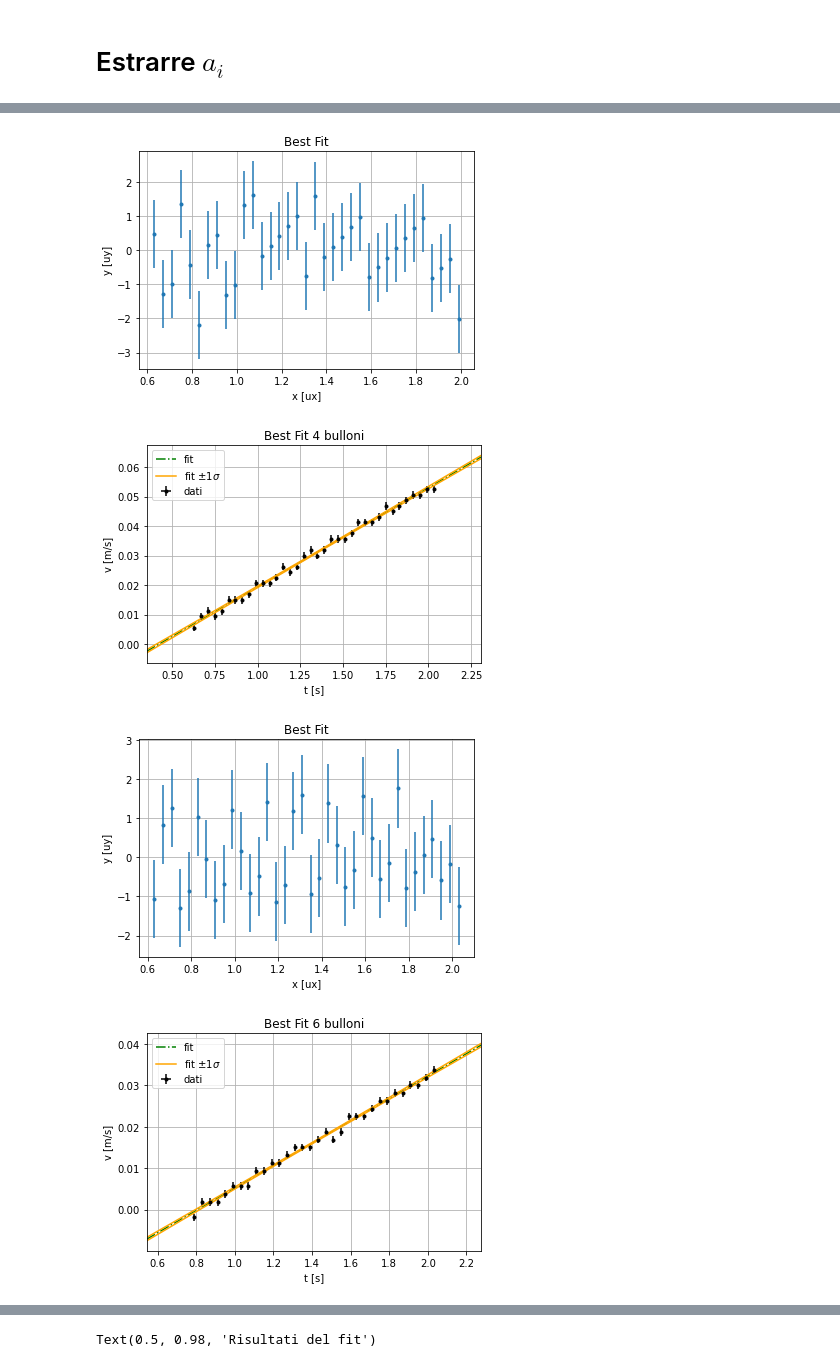
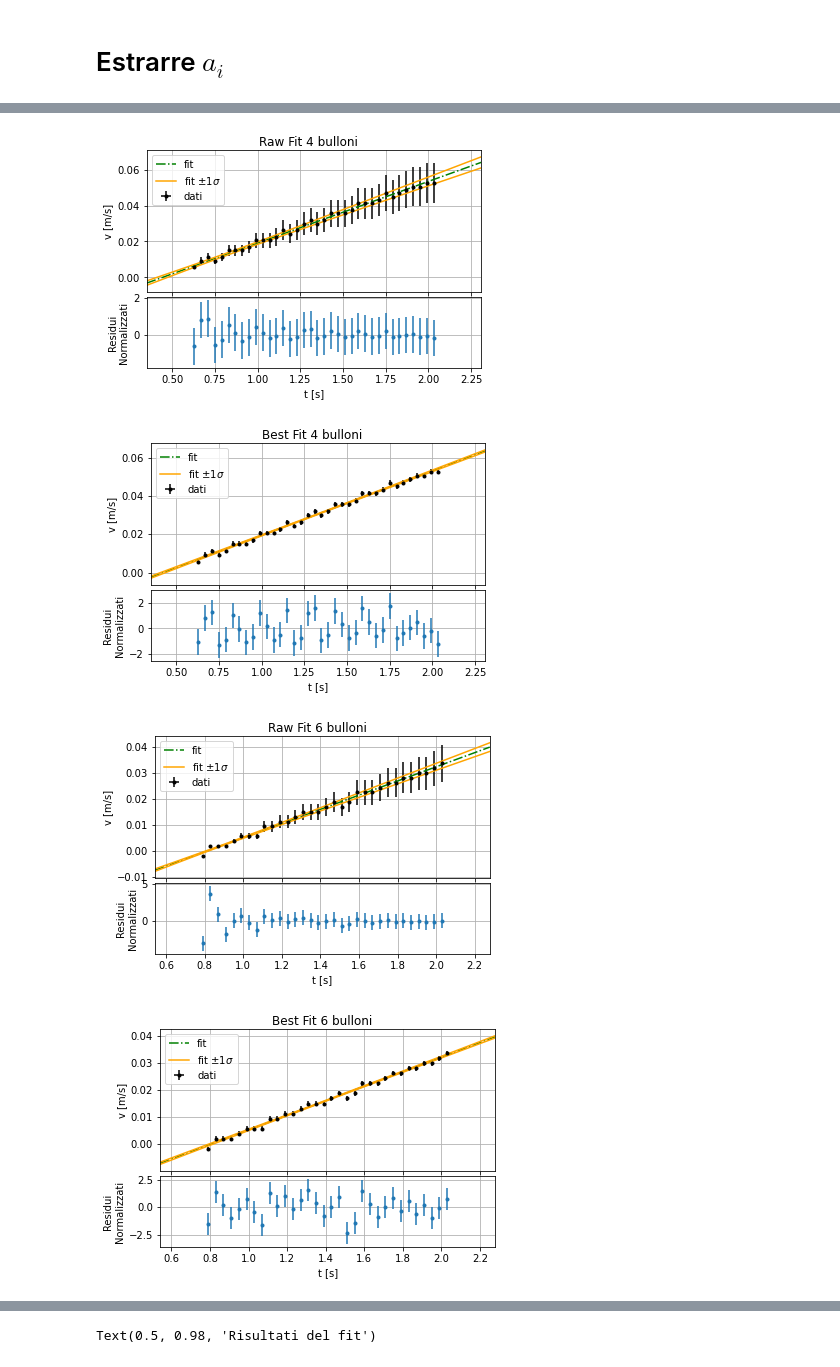
Before and after one commit to unTipicoCapodoglio/prova5, a Jupyter notebook: analisi5b.ipynb, the cells around one changed output, grey strips where cells are left out. Drawn from its saved outputs; the diff is of its cells as text; code cells hidden in the pictures.

```diff
--- a/analisi5b.ipynb
+++ b/analisi5b.ipynb
@@ -8,15 +9,16 @@ from lib5 import quad, getV
 # Estrarre $a_i$
 # %%
 #setup grafici
-#fig1,ax1 = plt.subplots(2,3,constrained_layout=True,sharex=True, sharey=True)
 fig1 = plt.figure(1)
-fig2,ax2 = plt.subplots(2,3,constrained_layout=True,sharex=True, sharey=True)
-line = 0
+fig2 = plt.figure(2)
+ls = ['-','--','-.',':','-','--']
 
 #setup analisi
 limits = np.array([[30,30,38,30,30,30], #minimi
                    [100,102,102,102,102,102]]) #massimi
 a = np.arange(6.0)
+chi2_raw = np.arange(6.0)
+chi2_best = np.arange(6.0)
 sigma_a = np.arange(6.0)
 sigma_x = 0.3*(10**-7)
 sigma_t = 0.3*(10**-2)
@@ -35,7 +37,6 @@ for i in range(6):
     sigma_v = np.arange(n)
     tau = np.arange(n)
     sigma_tau = np.arange(n)
-
     for j in range(int(n)):
         v[j], sigma_v[j] = getV(x[2*j+1],x[2*j],t[2*j+1],t[2*j], sigma_x, sigma_x, sigma_t, sigma_t)
         tau[j] = (t[2*j+1]+t[2*j])/2
@@ -43,46 +44,43 @@ for i in range(6):
 
     m0 = (v[int(n-1)]-v[0])/(tau[int(n-1)]-tau[0])
 
-
-    a[i], sigma_a[i], c, sigma_c, cov, rho = lf.lin_fit(tau,v, sigma_v, sigma_tau, m0, plot=False, verbose=False, title='Fit '+str((i+1)*2)+' bulloni', xlabel='t [s]', ylabel='v [m/s]')
-
-    chi2=0
-    chi2 = np.sum(((v-(a[i]*tau+c))/sigma_v)**2)
-    print('*chi2 incertezza a priori', chi2.round(2),n-2, sep = '\t')
-
-    #plt.figure()
-    #lf.residui(tau,v,a[i],c, sigma_v, normalize=True)
+    a[i], sigma_a[i], c, sigma_c, cov, rho = lf.lin_fit(tau,v, sigma_v, sigma_tau, m0, plot=True, verbose=False, res = True, save = True,
+                                                        title='Raw Fit '+str((i+1)*2)+' bulloni', xlabel='t [s]', ylabel='v [m/s]', name='fig5b/rawFit'+str(i)+'.pdf', )
+    chi2_raw[i] = np.sum(((v-(a[i]*tau+c))/sigma_v)**2)
 
     sigma_v_new_scalar = np.sqrt(np.sum((v-(a[i]*tau+c))**2)/(n-2))
     sigma_v_new = np.full(int(n), sigma_v_new_scalar)
 
-    plt.figure()
-    a[i], sigma_a[i], c, sigma_c, cov, rho = lf.lin_fit(tau,v, sigma_v_new, plot=True, verbose = False, title='Best Fit '+str((i+1)*2)+' bulloni', xlabel = 't [s]', ylabel='v [m/s]')
+    a[i], sigma_a[i], c, sigma_c, cov, rho = lf.lin_fit(tau,v, sigma_v_new, plot=True, verbose = False, save = True, res=True,
+                                                        title='Best Fit '+str((i+1)*2)+' bulloni', xlabel = 't [s]', ylabel='v [m/s]', name='fig5b/bestFit'+str(i)+'.pdf')
+    chi2_best[i] = np.sum(((v-(a[i]*tau+c))/sigma_v_new)**2)
 
-    plt.figure()
-    lf.residui(tau,v,a[i],c, sigma_v_new, normalize=True, title = 'Best Fit')
 
-    chi2=0
-    chi2 = np.sum(((v-(a[i]*tau+c))/sigma_v_new)**2)
-    print('-chi2 incertezza a poster',chi2.round(2),n-2,sep='\t')
-
-    #plotting
-    if (i == 3): line = 1
-    plt.figure(1)
-    plt.plot(t,x, label = str((i+1)*2)+' bulloni')
+    # Plottare posizioni e velocità
+    plt.figure(fig1.number)
+    plt.plot(t,x, label = str((i+1)*2)+' bulloni', ls = ls[i])
     plt.legend()
     plt.grid()
-    plt.close(1)
-
-    ax2[line][i%3].plot(tau,v, label = str((i+1)*2)+'\nbulloni', color='orange')
-    ax2[line][i%3].legend()
-    ax2[line][i%3].grid()
 
 
-fig1.suptitle('Posizioni misurate', fontsize = 16)
-fig2.suptitle('Velocità calcolate', fontsize = 16)
+    plt.figure(2)
+    plt.plot(tau,v, label = str((i+1)*2)+' bulloni', ls =ls[i])
+    plt.legend()
+    plt.grid()
+
+plt.figure(1)
+plt.xlabel('t [s]')
+plt.ylabel('x [m]')
+plt.title('Posizioni misurate')
+
+plt.figure(2)
+plt.xlabel('t [s]')
+plt.ylabel('v [m]')
+plt.title('Velocità calcolate')
+
+
 fig1.savefig('fig5b/posizioni.pdf')
 fig2.savefig('fig5b/velocità.pdf')
-print("Array di a:",a.round(5),'[m/s^2]')
-print("Array di incertezze di a:",sigma_a.round(5),'[m/s^2]')
+plt.close(1)
+plt.close(2)
 # %% [output]
@@ -105,4 +89,4 @@ Array di incertezze di a: [0.00038 0.00051 0.00044 0.00038 0.00028 0.00046] [m/s
-[figure, old version]
+[figure, new version]
-[figure, old version]
+[figure, new version]
-[figure, old version]
+[figure, new version]
-[figure, old version]
+[figure, new version]
```
Also changed, not shown: parts of 6 cells of this notebook.
